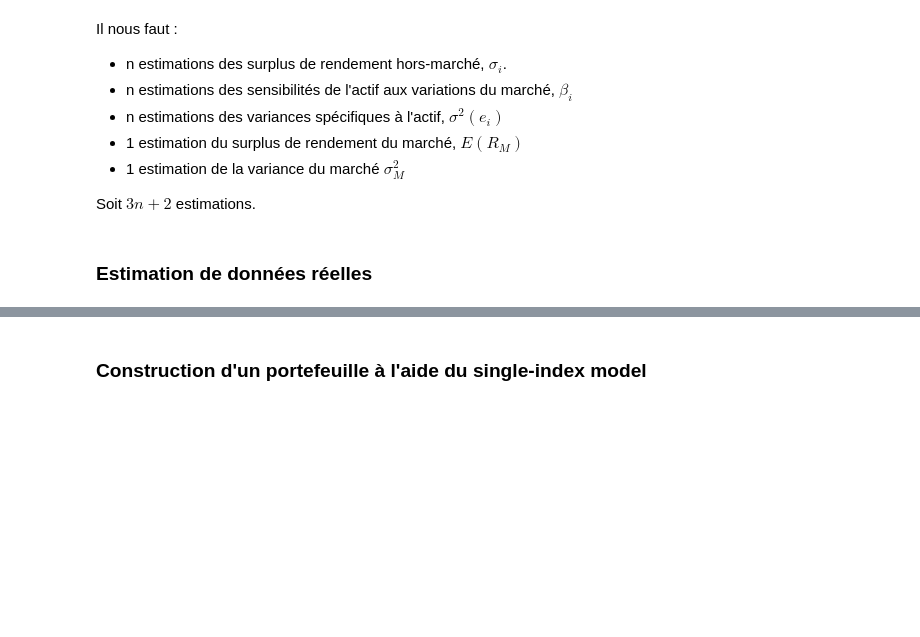
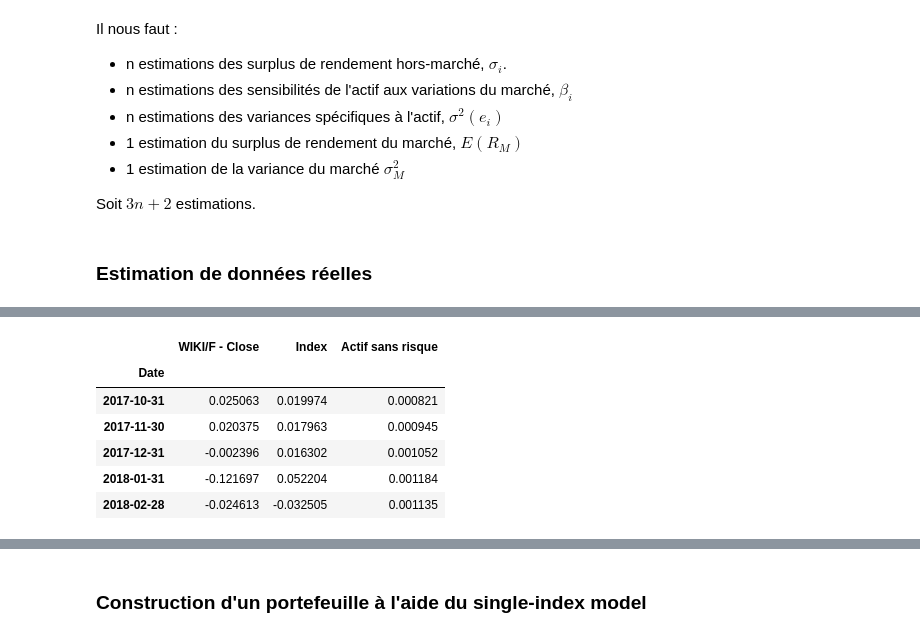
Before and after one commit to nicolasmauhe/theorie_financiere, a Jupyter notebook: Partie_2.ipynb, the cells around one changed output, grey strips where cells are left out. Saved outputs shown, nothing was run; the diff lists cells and outputs as text; code cells hidden in the pictures; blank space fills up the shorter version.

```diff
--- a/Partie_2.ipynb
+++ b/Partie_2.ipynb
@@ -161,0 +462,6 @@ Soit $3n + 2$ estimations.
+# %%
+liste_actions = ['WIKI/F']
+
+nb_actifs = len(liste_actions)
+
+actions = quandl.get(liste_actions, start_date = debut, column_index = 4, collapse=frequence)
@@ -161,0 +506,10 @@ Soit $3n + 2$ estimations.
+# %%
+donnees.tail()
+# %% [output]
+|  | WIKI/F - Close | Index | Actif sans risque |
+| Date |  |  |  |
+| 2017-10-31 | 0.025063 | 0.019974 | 0.000821 |
+| 2017-11-30 | 0.020375 | 0.017963 | 0.000945 |
+| 2017-12-31 | -0.002396 | 0.016302 | 0.001052 |
+| 2018-01-31 | -0.121697 | 0.052204 | 0.001184 |
+| 2018-02-28 | -0.024613 | -0.032505 | 0.001135 |
```
Also changed, not shown: parts of 131 cells of this notebook, 2 other files.
